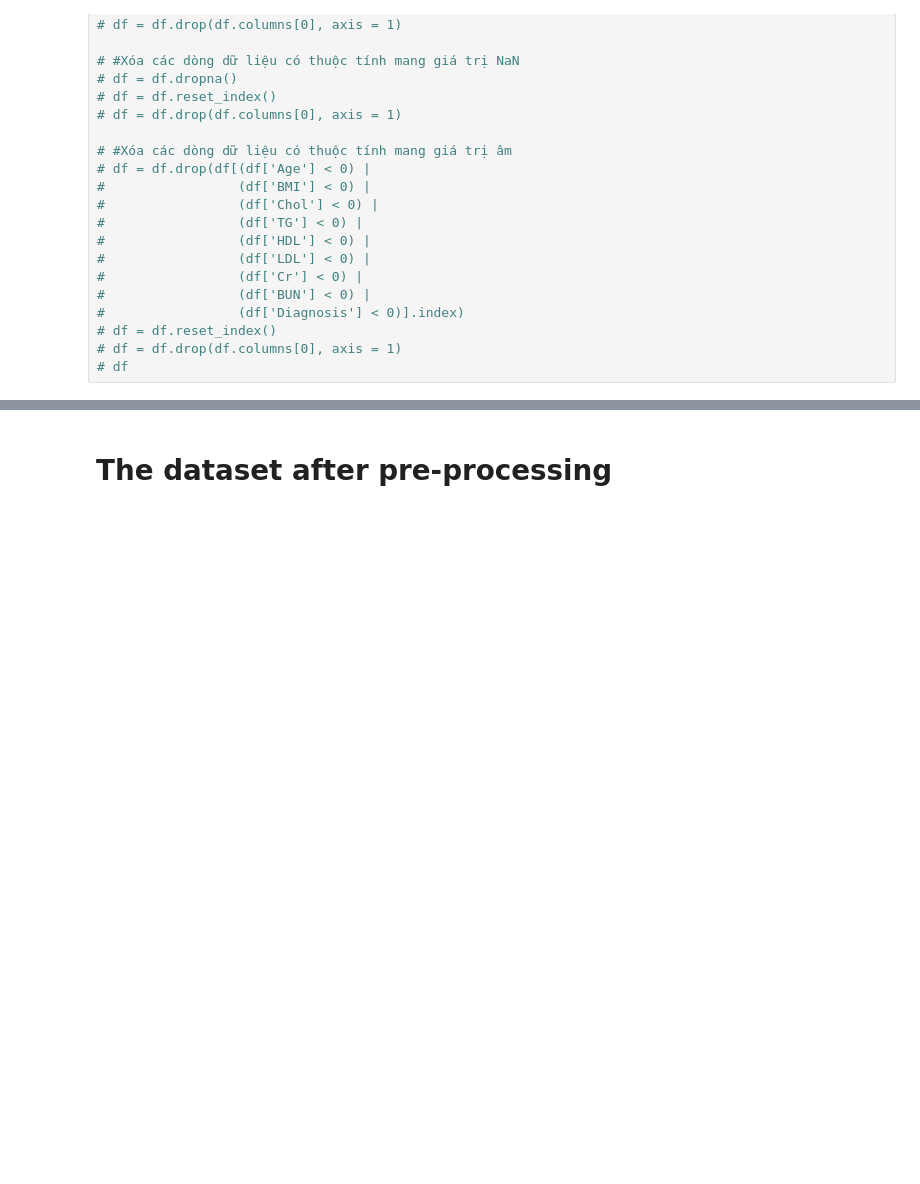
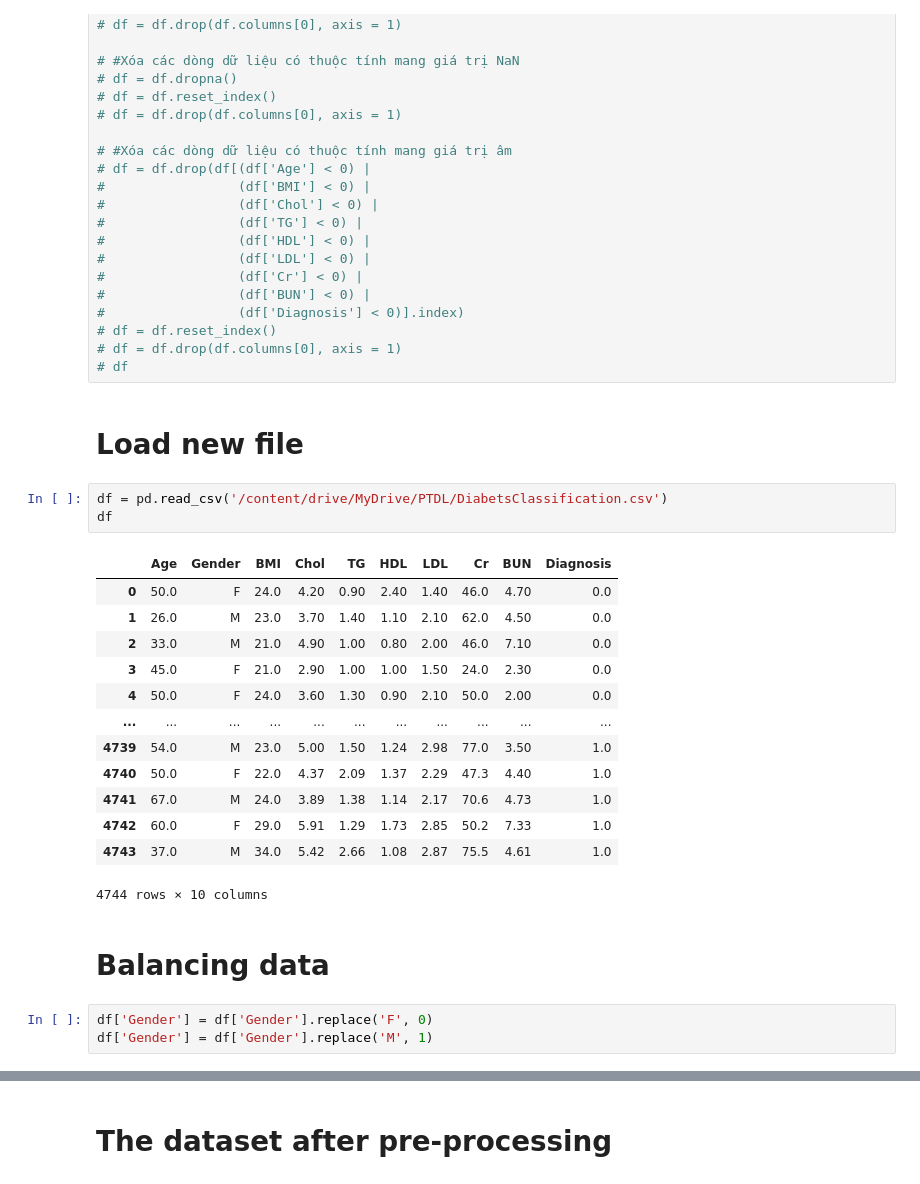
Before and after one commit to tathithienthanh/DataAnalysis_Diagnosis-of-diabetes-based-on-data-set-of-blood-test-result, a Jupyter notebook: PTDL_BTL.ipynb, the cells around one changed output, grey strips where cells are left out. Drawn from its saved outputs; the diff is of its cells as text; blank space fills up the shorter version.

```diff
--- a/PTDL_BTL.ipynb
+++ b/PTDL_BTL.ipynb
@@ -501,3 +543,27 @@ df
 # df = df.reset_index()
 # df = df.drop(df.columns[0], axis = 1)
 # df
+# %% [markdown]
+# Load new file
+# %%
+df = pd.read_csv('/content/drive/MyDrive/PTDL/DiabetsClassification.csv')
+df
+# %% [output]
+|  | Age | Gender | BMI | Chol | TG | HDL | LDL | Cr | BUN | Diagnosis |
+| 0 | 50.0 | F | 24.0 | 4.20 | 0.90 | 2.40 | 1.40 | 46.0 | 4.70 | 0.0 |
+| 1 | 26.0 | M | 23.0 | 3.70 | 1.40 | 1.10 | 2.10 | 62.0 | 4.50 | 0.0 |
+| 2 | 33.0 | M | 21.0 | 4.90 | 1.00 | 0.80 | 2.00 | 46.0 | 7.10 | 0.0 |
+| 3 | 45.0 | F | 21.0 | 2.90 | 1.00 | 1.00 | 1.50 | 24.0 | 2.30 | 0.0 |
+| 4 | 50.0 | F | 24.0 | 3.60 | 1.30 | 0.90 | 2.10 | 50.0 | 2.00 | 0.0 |
+| ... | ... | ... | ... | ... | ... | ... | ... | ... | ... | ... |
+| 4739 | 54.0 | M | 23.0 | 5.00 | 1.50 | 1.24 | 2.98 | 77.0 | 3.50 | 1.0 |
+| 4740 | 50.0 | F | 22.0 | 4.37 | 2.09 | 1.37 | 2.29 | 47.3 | 4.40 | 1.0 |
+| 4741 | 67.0 | M | 24.0 | 3.89 | 1.38 | 1.14 | 2.17 | 70.6 | 4.73 | 1.0 |
+| 4742 | 60.0 | F | 29.0 | 5.91 | 1.29 | 1.73 | 2.85 | 50.2 | 7.33 | 1.0 |
+| 4743 | 37.0 | M | 34.0 | 5.42 | 2.66 | 1.08 | 2.87 | 75.5 | 4.61 | 1.0 |
+4744 rows × 10 columns
+# %% [markdown]
+# Balancing data
+# %%
+df['Gender'] = df['Gender'].replace('F', 0)
+df['Gender'] = df['Gender'].replace('M', 1)
```
Also changed, not shown: parts of 20 cells of this notebook.
